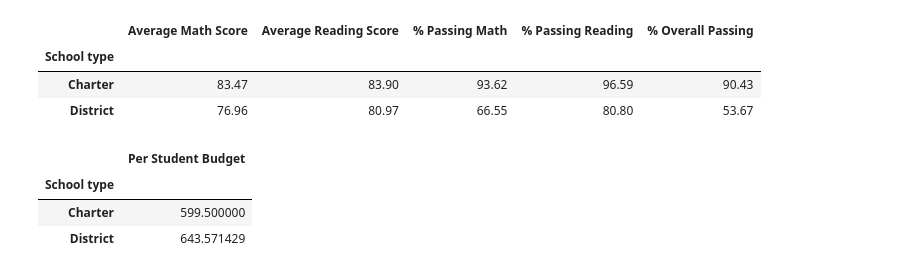
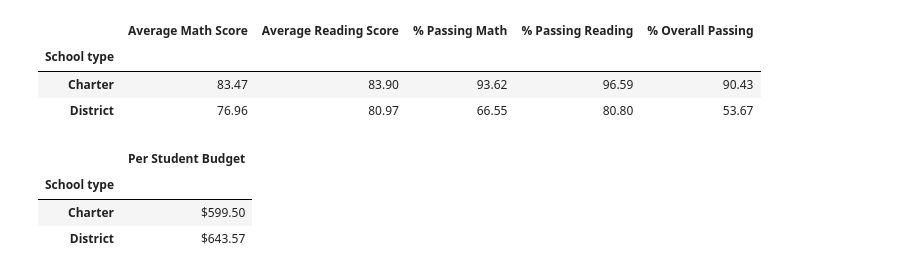
Before and after one commit to colbyhoke/pandas-challenge, a Jupyter notebook: PyCitySchools/04-Pandas_Homework_PyCitySchools_PyCitySchools_ch.ipynb, the cells around one changed output. Drawn from its saved outputs; the diff is of its cells as text; code cells hidden in the pictures.

```diff
--- a/PyCitySchools/04-Pandas_Homework_PyCitySchools_PyCitySchools_ch.ipynb
+++ b/PyCitySchools/04-Pandas_Homework_PyCitySchools_PyCitySchools_ch.ipynb
@@ -481,20 +481,23 @@ type_ranges_df
 # %%
 # Not in homework
 # Another interesting thing to look at is average $/student based on school type
 
 # Copy of our school_summary dataframe (the unformatted one)
 type_student_budget_df = school_summary_df.copy()
 
 # Remove unnecessary series & reset the index
 type_student_budget_df = type_student_budget_df[["School type","Per Student Budget"]]
 
 # Group it all, get the averages, & round
 type_student_budget_df = type_student_budget_df.groupby("School type").mean()
 
+# Format series to look cleaner
+type_student_budget_df["Per Student Budget"] = type_student_budget_df["Per Student Budget"].map("${:,.2f}".format)
+
 # Display the dataframe
 type_student_budget_df.head()
 # %% [output]
 |  | Per Student Budget |
 | School type |  |
-| Charter | 599.500000 |
-| District | 643.571429 |
+| Charter | $599.50 |
+| District | $643.57 |
```
Also changed, not shown: 1 other file.
